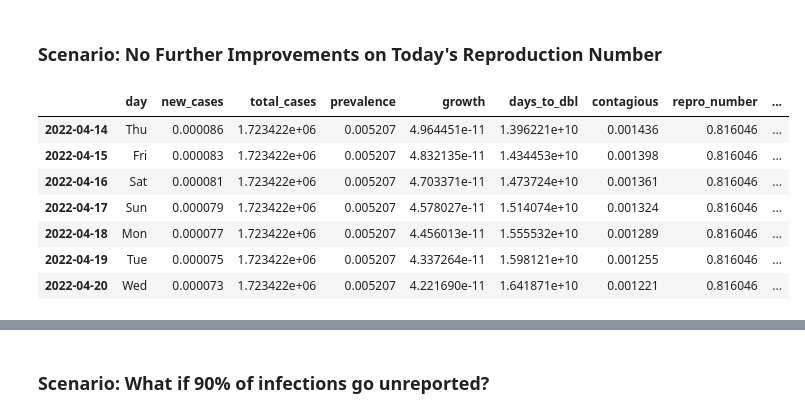
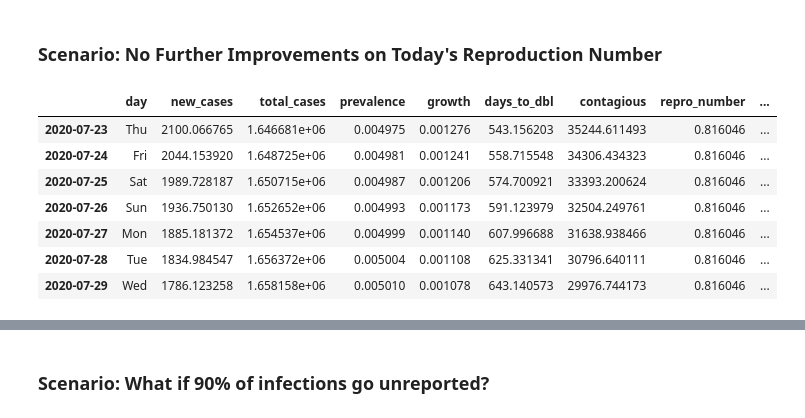
Before and after one commit to tedteske/Covid-19-Model, a Jupyter notebook: covid.ipynb, the cells around one changed output, grey strips where cells are left out. Drawn from its saved outputs; the diff is of its cells as text; code cells hidden in the pictures.

```diff
--- a/covid.ipynb
+++ b/covid.ipynb
@@ -574,16 +574,16 @@ plot_timeline(compare, 'Total Deaths: Default vs Relaxed Scenarios',
 # %% [markdown]
 ### Scenario: No Further Improvements on Today's Reproduction Number
 # %%
-US_Cov = forecast(US_Cov, 365*2)
+US_Cov = forecast(US_Cov, 100)
 no_improvements_scenario = US_Cov.copy()
 no_improvements_scenario.tail(7)
 # %% [output]
 |  | day | new_cases | total_cases | prevalence | growth | days_to_dbl | contagious | repro_number | ... |
-| 2022-04-14 | Thu | 0.000086 | 1.723422e+06 | 0.005207 | 4.964451e-11 | 1.396221e+10 | 0.001436 | 0.816046 | ... |
-| 2022-04-15 | Fri | 0.000083 | 1.723422e+06 | 0.005207 | 4.832135e-11 | 1.434453e+10 | 0.001398 | 0.816046 | ... |
-| 2022-04-16 | Sat | 0.000081 | 1.723422e+06 | 0.005207 | 4.703371e-11 | 1.473724e+10 | 0.001361 | 0.816046 | ... |
-| 2022-04-17 | Sun | 0.000079 | 1.723422e+06 | 0.005207 | 4.578027e-11 | 1.514074e+10 | 0.001324 | 0.816046 | ... |
-| 2022-04-18 | Mon | 0.000077 | 1.723422e+06 | 0.005207 | 4.456013e-11 | 1.555532e+10 | 0.001289 | 0.816046 | ... |
-| 2022-04-19 | Tue | 0.000075 | 1.723422e+06 | 0.005207 | 4.337264e-11 | 1.598121e+10 | 0.001255 | 0.816046 | ... |
-| 2022-04-20 | Wed | 0.000073 | 1.723422e+06 | 0.005207 | 4.221690e-11 | 1.641871e+10 | 0.001221 | 0.816046 | ... |
+| 2020-07-23 | Thu | 2100.066765 | 1.646681e+06 | 0.004975 | 0.001276 | 543.156203 | 35244.611493 | 0.816046 | ... |
+| 2020-07-24 | Fri | 2044.153920 | 1.648725e+06 | 0.004981 | 0.001241 | 558.715548 | 34306.434323 | 0.816046 | ... |
+| 2020-07-25 | Sat | 1989.728187 | 1.650715e+06 | 0.004987 | 0.001206 | 574.700921 | 33393.200624 | 0.816046 | ... |
+| 2020-07-26 | Sun | 1936.750130 | 1.652652e+06 | 0.004993 | 0.001173 | 591.123979 | 32504.249761 | 0.816046 | ... |
+| 2020-07-27 | Mon | 1885.181372 | 1.654537e+06 | 0.004999 | 0.001140 | 607.996688 | 31638.938466 | 0.816046 | ... |
+| 2020-07-28 | Tue | 1834.984547 | 1.656372e+06 | 0.005004 | 0.001108 | 625.331341 | 30796.640111 | 0.816046 | ... |
+| 2020-07-29 | Wed | 1786.123258 | 1.658158e+06 | 0.005010 | 0.001078 | 643.140573 | 29976.744173 | 0.816046 | ... |
 # %%
```
Also changed, not shown: parts of 1 cell of this notebook.
